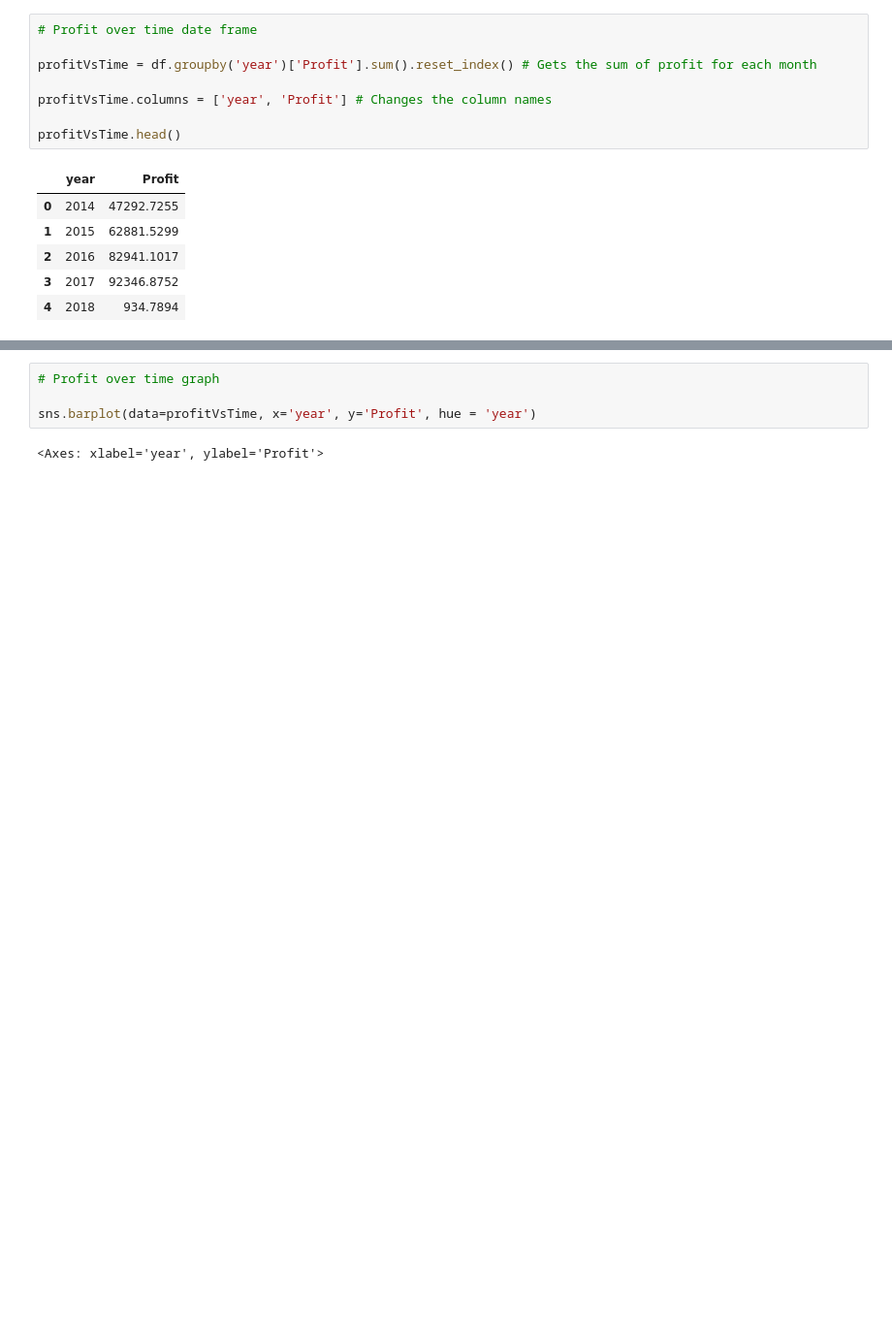
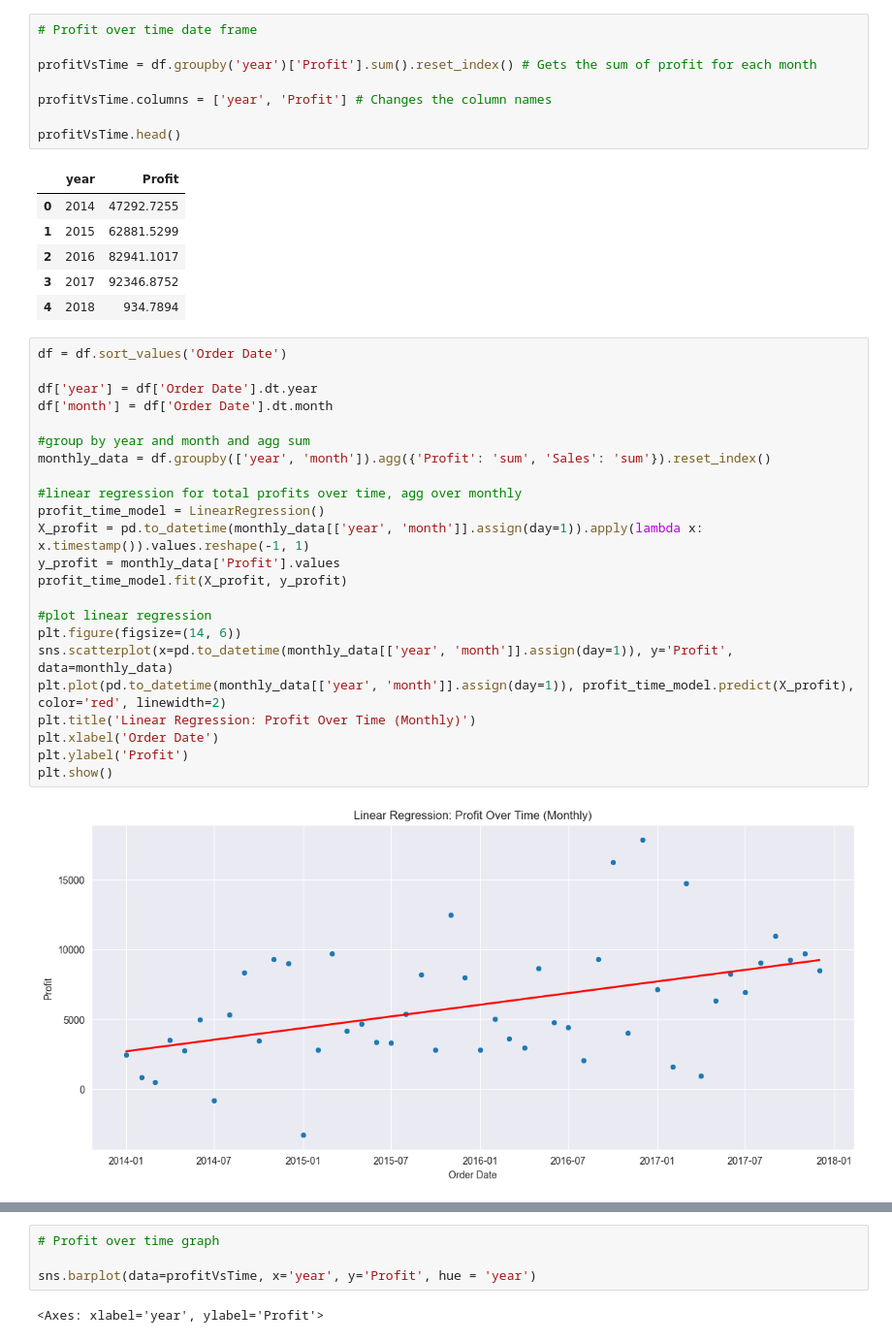
Before and after one commit to EricShinozaki/CS-2410-Final-Project, a Jupyter notebook: CS2410 Final Project.ipynb, the cells around one changed output, grey strips where cells are left out. Shown at 97% size. Cells and saved outputs as stored; diff of their text form; blank space fills up the shorter version.

Commit message:
add linear and poly regression for sales and profit over time

```diff
--- a/CS2410 Final Project.ipynb
+++ b/CS2410 Final Project.ipynb
@@ -51,3 +51,28 @@ profitVsTime.head()
 | 2 | 2016 | 82941.1017 |
 | 3 | 2017 | 92346.8752 |
 | 4 | 2018 | 934.7894 |
+# %%
+df = df.sort_values('Order Date')
+
+df['year'] = df['Order Date'].dt.year
+df['month'] = df['Order Date'].dt.month
+
+#group by year and month and agg sum
+monthly_data = df.groupby(['year', 'month']).agg({'Profit': 'sum', 'Sales': 'sum'}).reset_index()
+
+#linear regression for total profits over time, agg over monthly
+profit_time_model = LinearRegression()
+X_profit = pd.to_datetime(monthly_data[['year', 'month']].assign(day=1)).apply(lambda x: x.timestamp()).values.reshape(-1, 1)
+y_profit = monthly_data['Profit'].values
+profit_time_model.fit(X_profit, y_profit)
+
+#plot linear regression
+plt.figure(figsize=(14, 6))
+sns.scatterplot(x=pd.to_datetime(monthly_data[['year', 'month']].assign(day=1)), y='Profit', data=monthly_data)
+plt.plot(pd.to_datetime(monthly_data[['year', 'month']].assign(day=1)), profit_time_model.predict(X_profit), color='red', linewidth=2)
+plt.title('Linear Regression: Profit Over Time (Monthly)')
+plt.xlabel('Order Date')
+plt.ylabel('Profit')
+plt.show()
+# %% [output]
+[figure, added]
```
Also changed, not shown: parts of 1 cell of this notebook.
